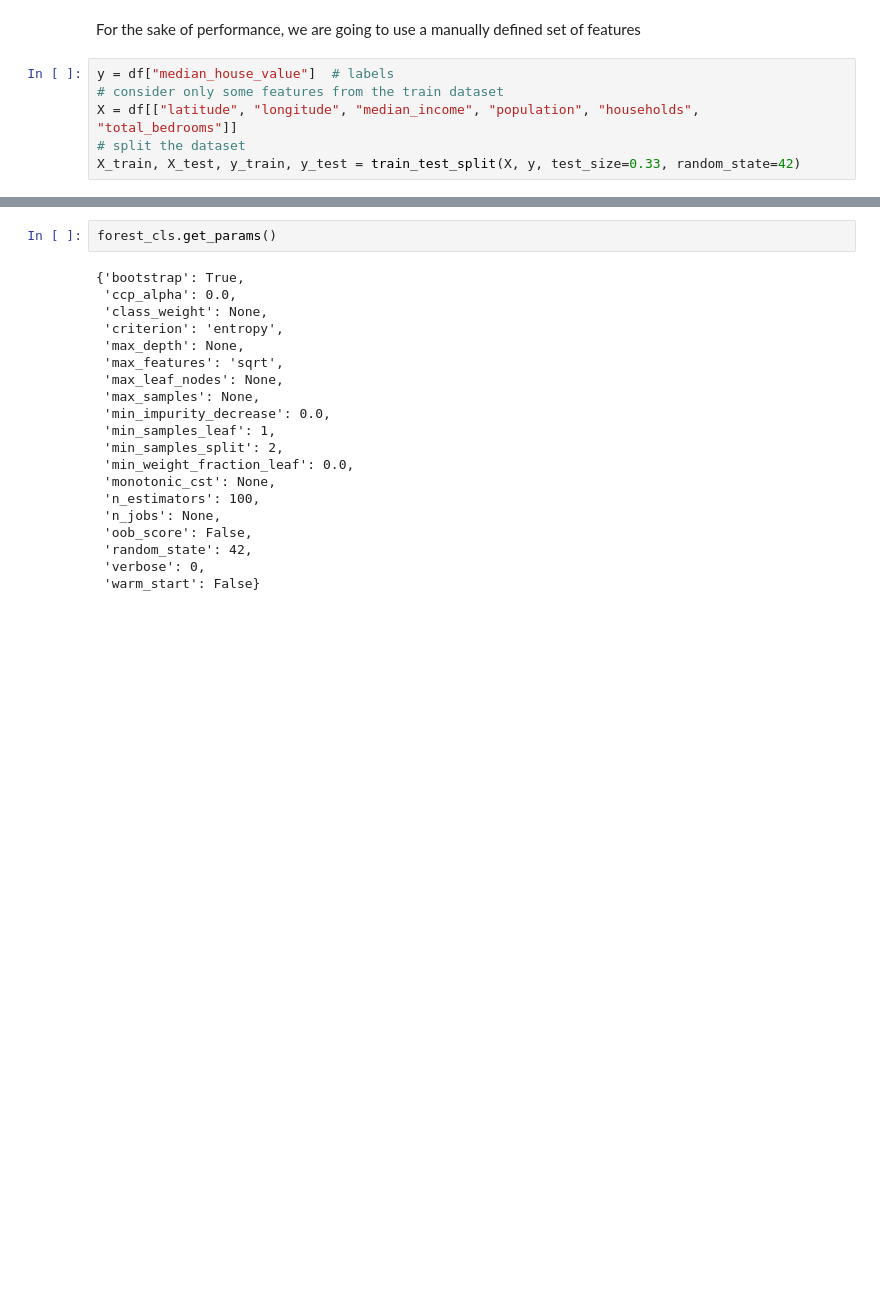
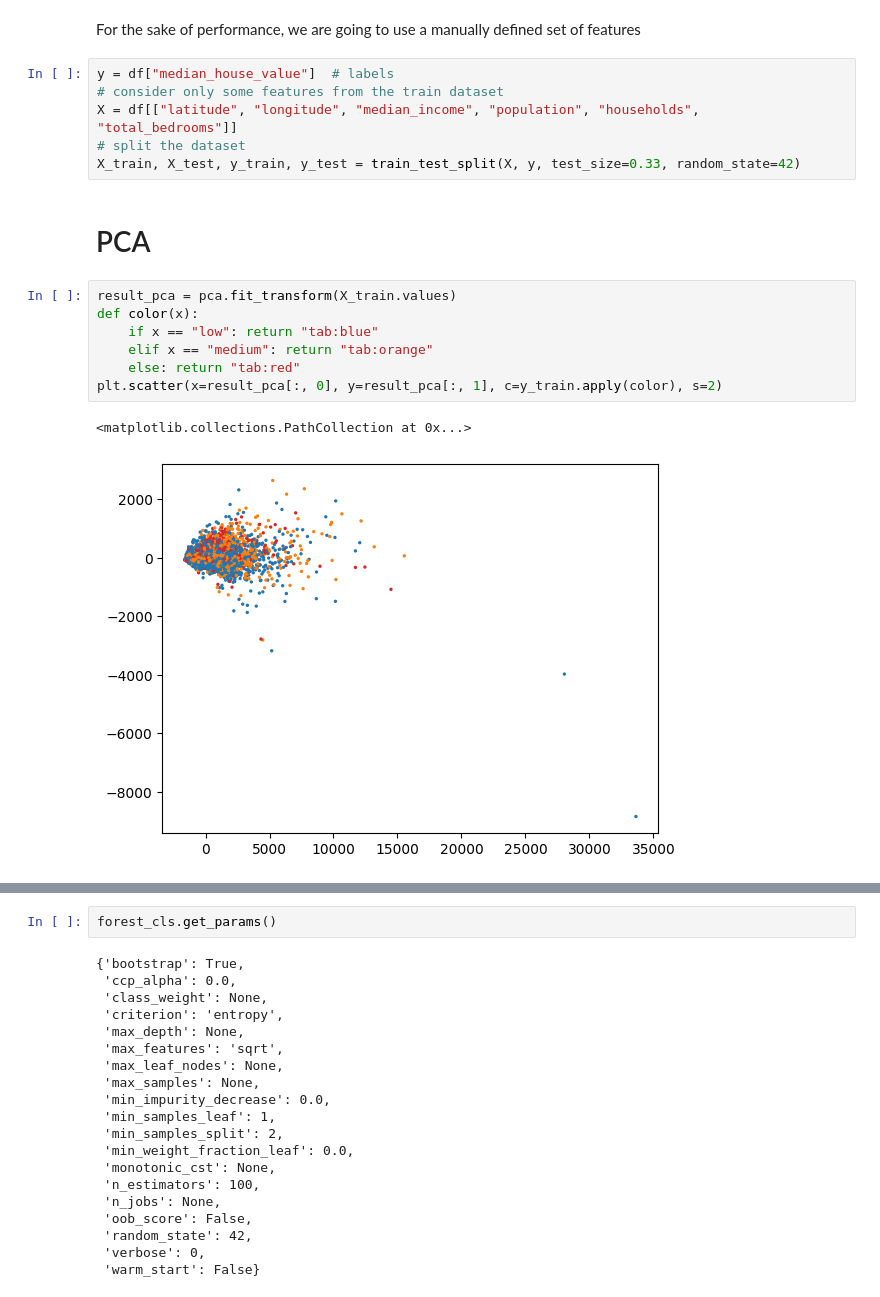
Before and after one commit to w4bo/AA2425-unibo-mldm, a Jupyter notebook: slides/lab-06-housing.ipynb, the cells around one changed output, grey strips where cells are left out. Drawn from its saved outputs; the diff is of its cells as text; blank space fills up the shorter version.

```diff
--- a/slides/lab-06-housing.ipynb
+++ b/slides/lab-06-housing.ipynb
@@ -314,3 +309,15 @@ y = df["median_house_value"]  # labels
 X = df[["latitude", "longitude", "median_income", "population", "households", "total_bedrooms"]]
 # split the dataset
 X_train, X_test, y_train, y_test = train_test_split(X, y, test_size=0.33, random_state=42)
+# %% [markdown]
+# PCA
+# %%
+result_pca = pca.fit_transform(X_train.values)
+def color(x):
+    if x == "low": return "tab:blue"
+    elif x == "medium": return "tab:orange"
+    else: return "tab:red"
+plt.scatter(x=result_pca[:, 0], y=result_pca[:, 1], c=y_train.apply(color), s=2)
+# %% [output]
+<matplotlib.collections.PathCollection at 0x...>
+[figure, added]
```
Also changed, not shown: parts of 41 cells of this notebook, 1 other file.
